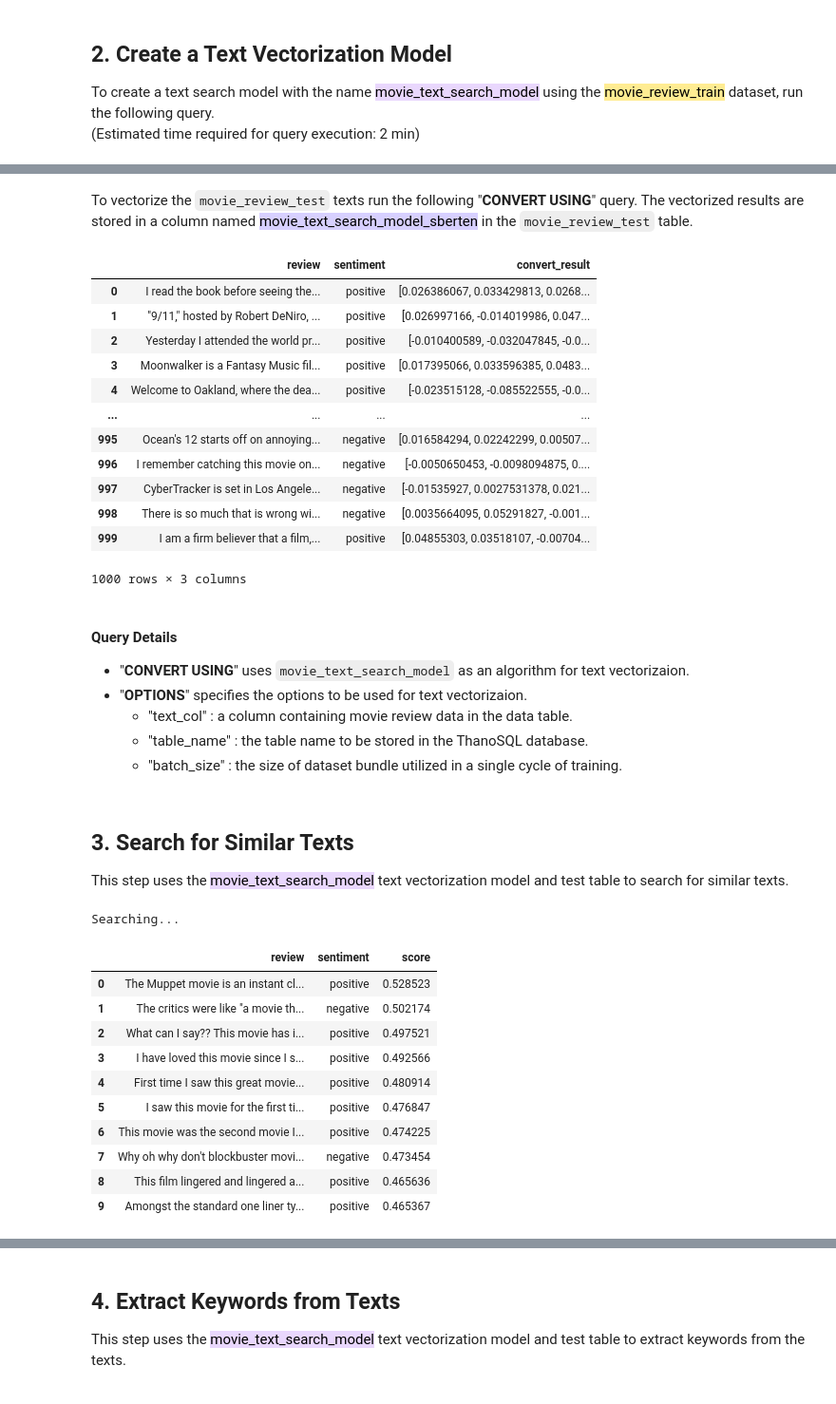
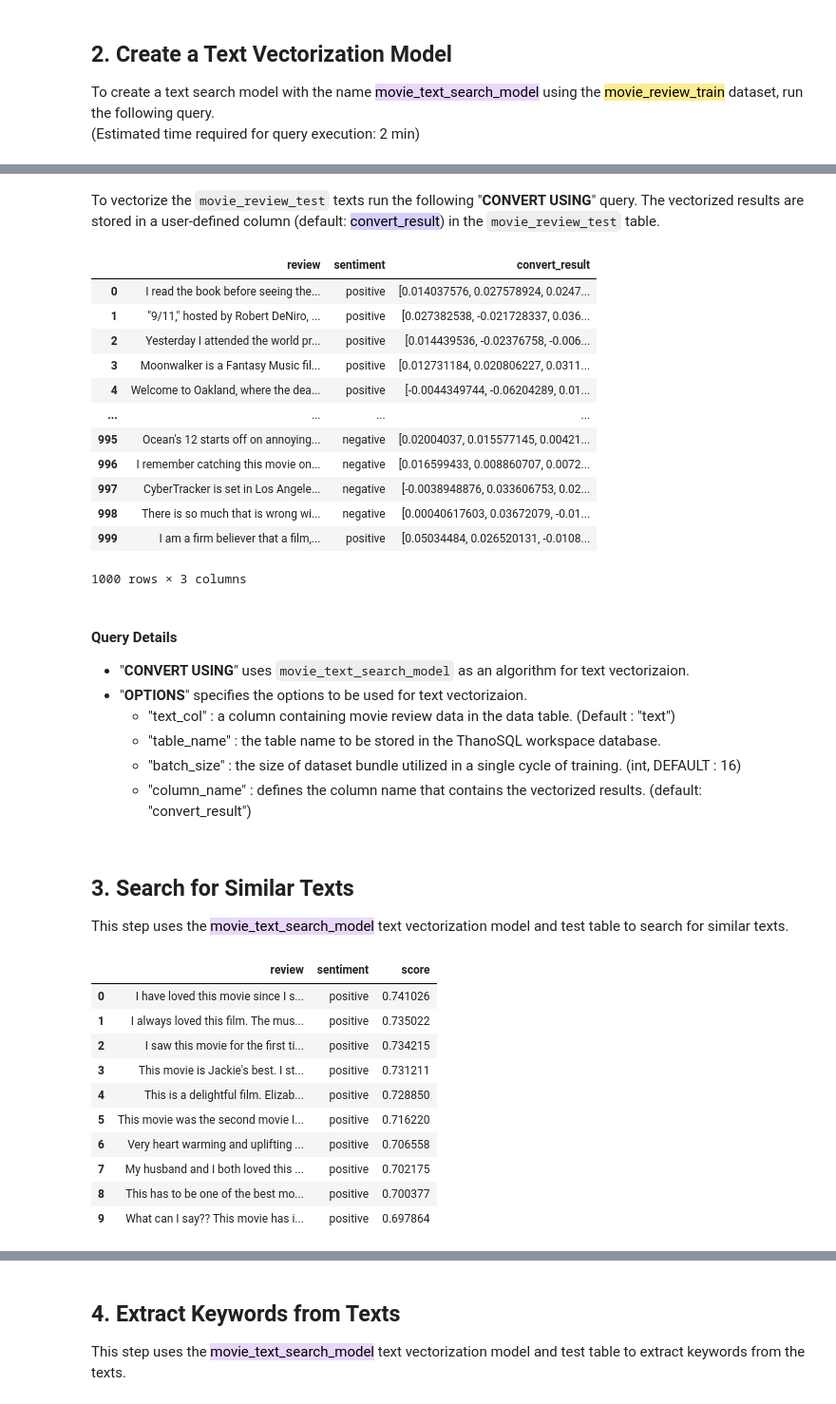
Before and after one commit to smartmind-team/thanosql-tutorial, a Jupyter notebook: tutorial_en/thanosql_search/search_text_by_text.ipynb, the cells around one changed output, grey strips where cells are left out. Shown at 95% size. Saved outputs shown, nothing was run; the diff lists cells and outputs as text; code cells hidden in the pictures.

```diff
--- a/tutorial_en/thanosql_search/search_text_by_text.ipynb
+++ b/tutorial_en/thanosql_search/search_text_by_text.ipynb
@@ -135,31 +134,32 @@ Success
     </ul>
 </div>
 # %% [markdown]
-To vectorize the `movie_review_test` texts run the following "__CONVERT USING__" query. The vectorized results are stored in a column named <mark style="background-color:#D7D0FF">movie_text_search_model_sberten</mark> in the `movie_review_test` table.
+To vectorize the `movie_review_test` texts run the following "__CONVERT USING__" query. The vectorized results are stored in a user-defined column (default: <mark style="background-color:#D7D0FF">convert_result</mark>) in the `movie_review_test` table.
 # %%
 %%thanosql
 CONVERT USING movie_text_search_model
 OPTIONS (
     text_col="review",
     table_name="movie_review_test",
-    batch_size=32
+    batch_size=32,
+    column_name="convert_result"
     )
 AS
 SELECT *
 FROM movie_review_test
 # %% [output]
 |  | review | sentiment | convert_result |
-| 0 | I read the book before seeing the... | positive | [0.026386067, 0.033429813, 0.0268... |
-| 1 | "9/11," hosted by Robert DeNiro, ... | positive | [0.026997166, -0.014019986, 0.047... |
-| 2 | Yesterday I attended the world pr... | positive | [-0.010400589, -0.032047845, -0.0... |
-| 3 | Moonwalker is a Fantasy Music fil... | positive | [0.017395066, 0.033596385, 0.0483... |
-| 4 | Welcome to Oakland, where the dea... | positive | [-0.023515128, -0.085522555, -0.0... |
+| 0 | I read the book before seeing the... | positive | [0.014037576, 0.027578924, 0.0247... |
+| 1 | "9/11," hosted by Robert DeNiro, ... | positive | [0.027382538, -0.021728337, 0.036... |
+| 2 | Yesterday I attended the world pr... | positive | [0.014439536, -0.02376758, -0.006... |
+| 3 | Moonwalker is a Fantasy Music fil... | positive | [0.012731184, 0.020806227, 0.0311... |
+| 4 | Welcome to Oakland, where the dea... | positive | [-0.0044349744, -0.06204289, 0.01... |
 | ... | ... | ... | ... |
-| 995 | Ocean's 12 starts off on annoying... | negative | [0.016584294, 0.02242299, 0.00507... |
-| 996 | I remember catching this movie on... | negative | [-0.0050650453, -0.0098094875, 0.... |
-| 997 | CyberTracker is set in Los Angele... | negative | [-0.01535927, 0.0027531378, 0.021... |
-| 998 | There is so much that is wrong wi... | negative | [0.0035664095, 0.05291827, -0.001... |
-| 999 | I am a firm believer that a film,... | positive | [0.04855303, 0.03518107, -0.00704... |
+| 995 | Ocean's 12 starts off on annoying... | negative | [0.02004037, 0.015577145, 0.00421... |
+| 996 | I remember catching this movie on... | negative | [0.016599433, 0.008860707, 0.0072... |
+| 997 | CyberTracker is set in Los Angele... | negative | [-0.0038948876, 0.033606753, 0.02... |
+| 998 | There is so much that is wrong wi... | negative | [0.00040617603, 0.03672079, -0.01... |
+| 999 | I am a firm believer that a film,... | positive | [0.05034484, 0.026520131, -0.0108... |
 1000 rows × 3 columns
 # %% [markdown]
 <div class="admonition note">
@@ -168,9 +168,10 @@ FROM movie_review_test
         <li>"<strong>CONVERT USING</strong>" uses <code>movie_text_search_model</code> as an algorithm for text vectorizaion.</li>
         <li>"<strong>OPTIONS</strong>" specifies the options to be used for text vectorizaion.
         <ul>
-            <li>"text_col" : a column containing movie review data in the data table.</li>
-            <li>"table_name" : the table name to be stored in the ThanoSQL database.</li>
-            <li>"batch_size" : the size of dataset bundle utilized in a single cycle of training.</li>
+            <li>"text_col" : a column containing movie review data in the data table. (Default : "text")</li>
+            <li>"table_name" : the table name to be stored in the ThanoSQL workspace database.</li>
+            <li>"batch_size" : the size of dataset bundle utilized in a single cycle of training. (int, DEFAULT : 16)</li>
+            <li>"column_name" : defines the column name that contains the vectorized results. (default: "convert_result")</li>
         </ul>
         </li>
     </ul>
@@ -181,29 +182,31 @@ FROM movie_review_test
 This step uses the <mark style="background-color:#E9D7FD">movie_text_search_model</mark> text vectorization model and test table to search for similar texts.
 # %%
 %%thanosql
-SELECT review, sentiment, search_result as score
+SELECT review, sentiment, score
 FROM (
     SEARCH TEXT text="This movie was my favorite movie of all time"
     USING movie_text_search_model
-    OPTIONS(emb_col = "convert_result")
+    OPTIONS (
+        emb_col="convert_result",
+        column_name="score"
+        )
     AS
     SELECT *
     FROM movie_review_test
     )
 ORDER BY score DESC
 LIMIT 10
 # %% [output]
-Searching...
 |  | review | sentiment | score |
-| 0 | The Muppet movie is an instant cl... | positive | 0.528523 |
-| 1 | The critics were like "a movie th... | negative | 0.502174 |
-| 2 | What can I say?? This movie has i... | positive | 0.497521 |
-| 3 | I have loved this movie since I s... | positive | 0.492566 |
-| 4 | First time I saw this great movie... | positive | 0.480914 |
-| 5 | I saw this movie for the first ti... | positive | 0.476847 |
-| 6 | This movie was the second movie I... | positive | 0.474225 |
-| 7 | Why oh why don't blockbuster movi... | negative | 0.473454 |
-| 8 | This film lingered and lingered a... | positive | 0.465636 |
-| 9 | Amongst the standard one liner ty... | positive | 0.465367 |
+| 0 | I have loved this movie since I s... | positive | 0.741026 |
+| 1 | I always loved this film. The mus... | positive | 0.735022 |
+| 2 | I saw this movie for the first ti... | positive | 0.734215 |
+| 3 | This movie is Jackie's best. I st... | positive | 0.731211 |
+| 4 | This is a delightful film. Elizab... | positive | 0.728850 |
+| 5 | This movie was the second movie I... | positive | 0.716220 |
+| 6 | Very heart warming and uplifting ... | positive | 0.706558 |
+| 7 | My husband and I both loved this ... | positive | 0.702175 |
+| 8 | This has to be one of the best mo... | positive | 0.700377 |
+| 9 | What can I say?? This movie has i... | positive | 0.697864 |
 # %%
 %%thanosql
```
Also changed, not shown: parts of 15 cells of this notebook, 27 other files.
